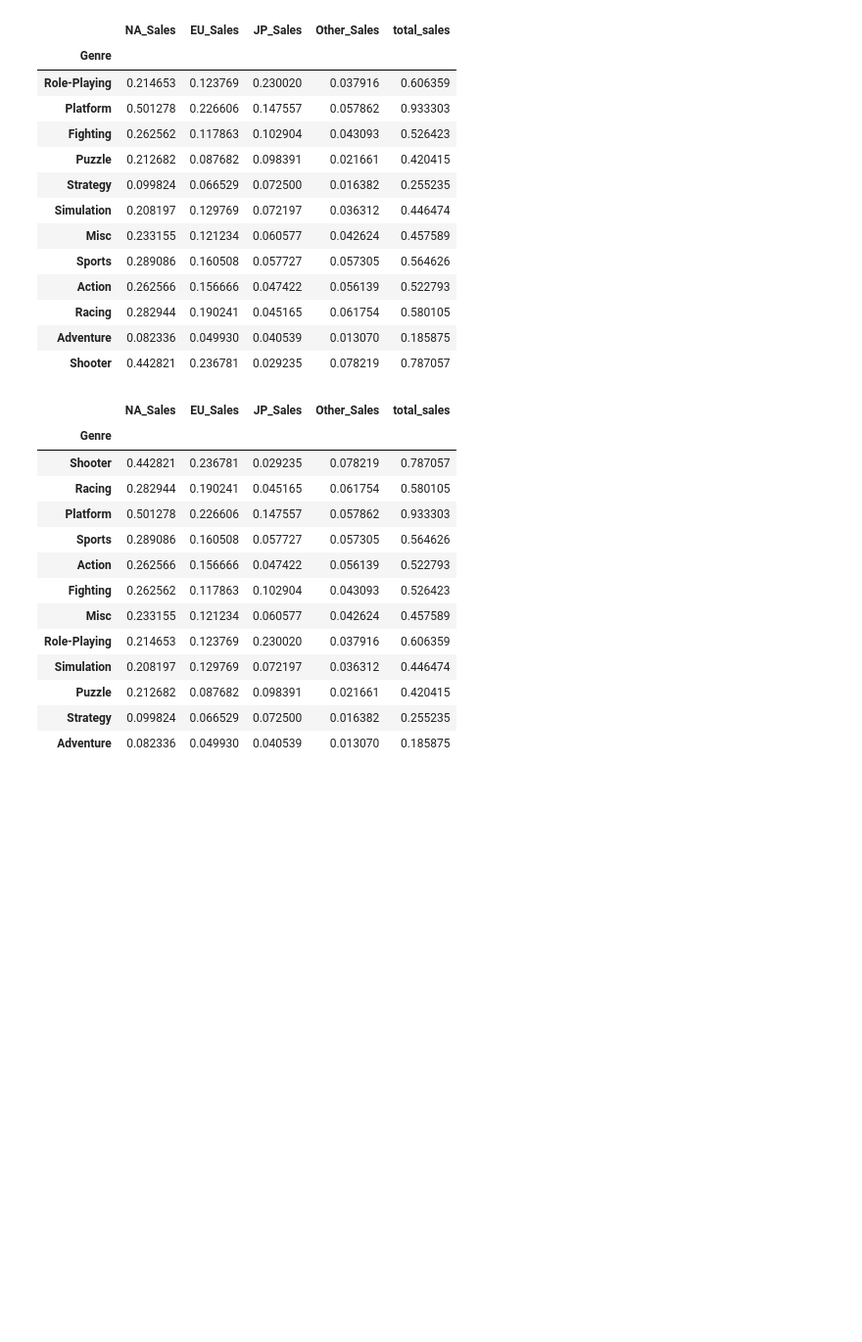
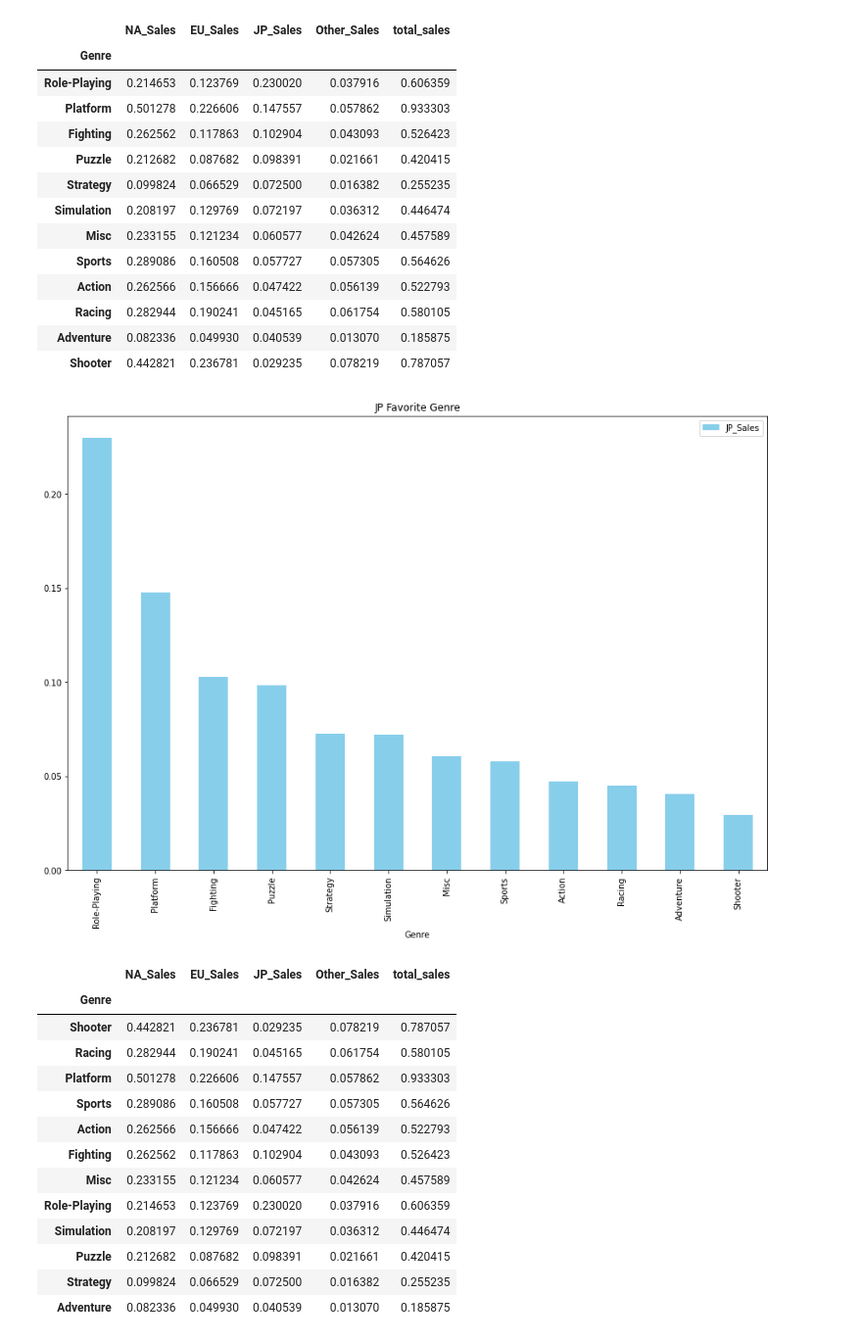
Before and after one commit to KyungRyeolBaek/study, a Jupyter notebook: ai03_백경렬_Section1_Project.ipynb, the cells around one changed output. Shown at 98% size. Saved outputs shown, nothing was run; the diff lists cells and outputs as text; code cells hidden in the pictures; blank space fills up the shorter version.

```diff
--- a/ai03_백경렬_Section1_Project.ipynb
+++ b/ai03_백경렬_Section1_Project.ipynb
@@ -230,6 +238,10 @@ df.groupby('Genre')[sales + ['total_sales']].mean().sort_values(sales[2], ascend
 | Racing | 0.282944 | 0.190241 | 0.045165 | 0.061754 | 0.580105 |
 | Adventure | 0.082336 | 0.049930 | 0.040539 | 0.013070 | 0.185875 |
 | Shooter | 0.442821 | 0.236781 | 0.029235 | 0.078219 | 0.787057 |
+# %%
+df.groupby('Genre')[[sales[2]]].mean().sort_values(sales[2], ascending = False).plot.bar(title = 'JP Favorite Genre', figsize = (15, 10), color = 'skyblue');
+# %% [output]
+[figure, added]
 # %%
 # 그외 지역에서의 선호 게임 장르는 Shooter 형식의 게임이다.
 df.groupby('Genre')[sales + ['total_sales']].mean().sort_values(sales[3], ascending = False)
```
Also changed, not shown: parts of 17 cells of this notebook.
